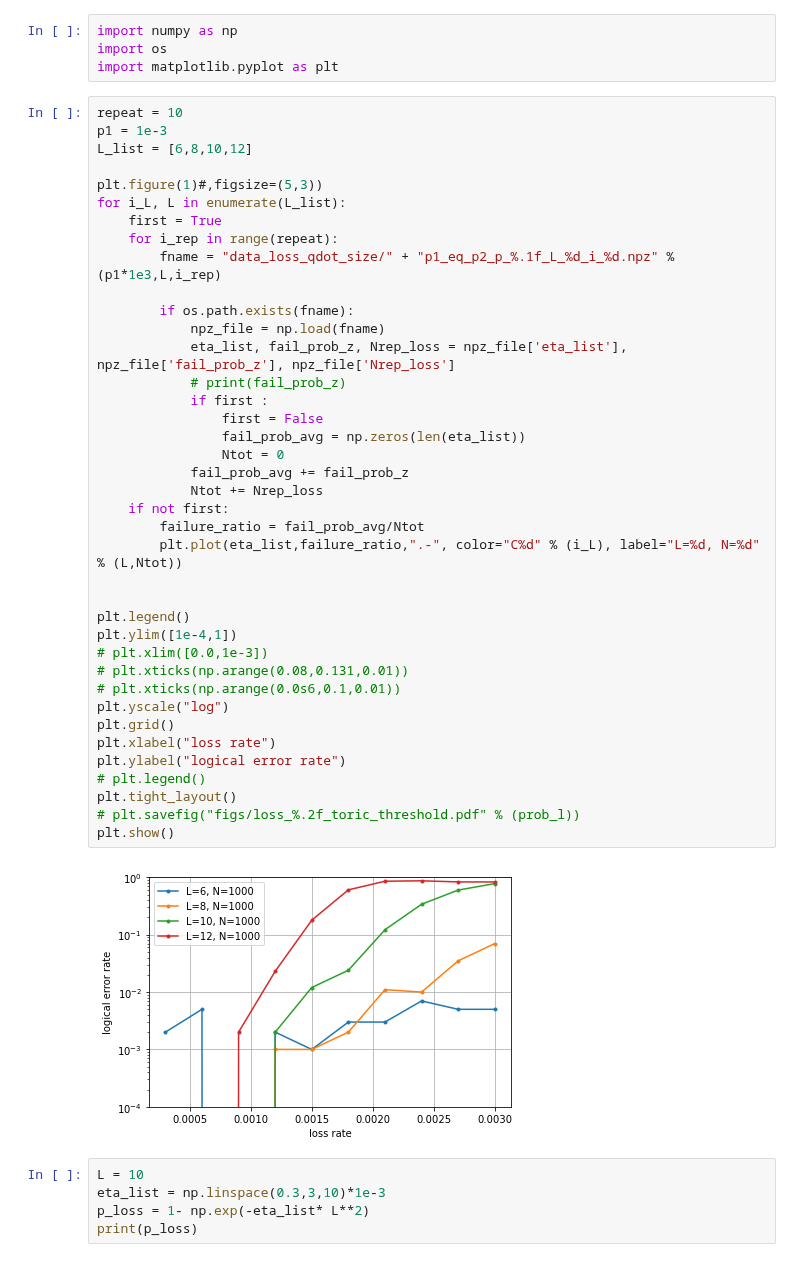
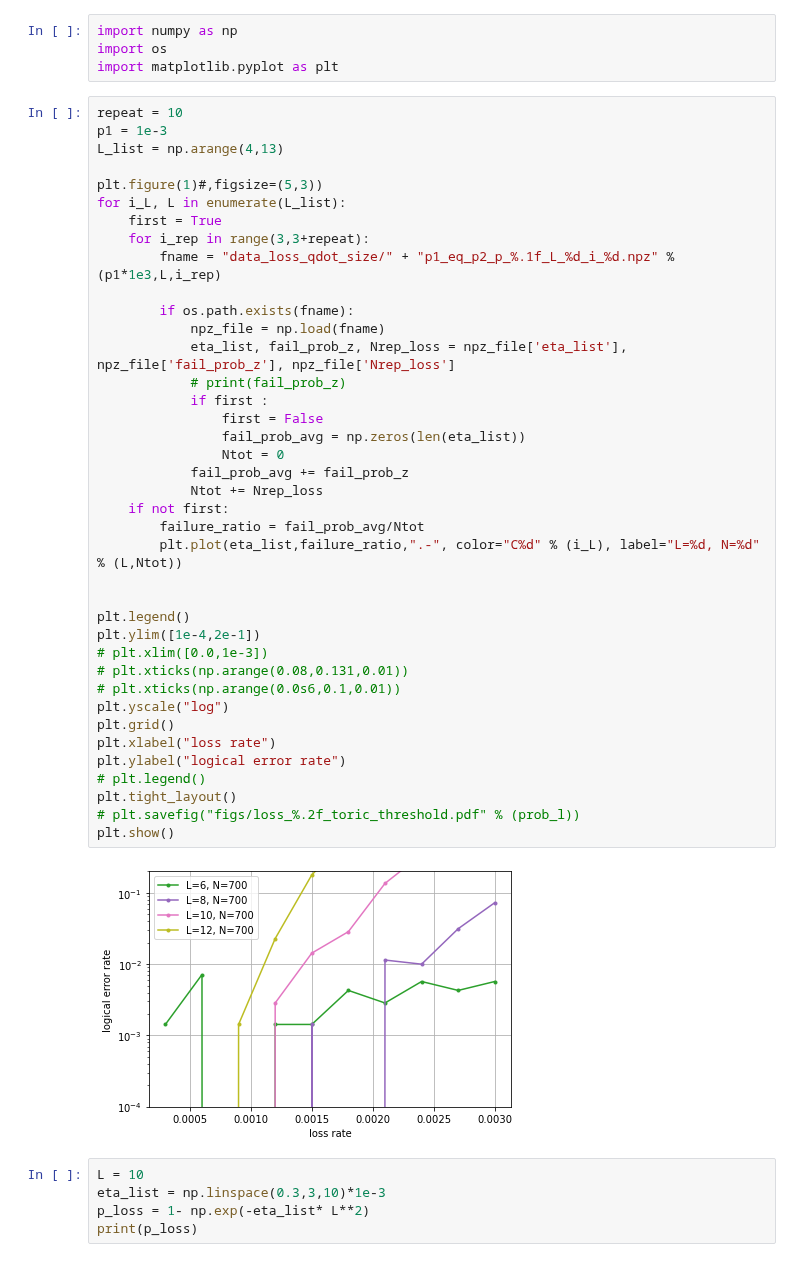
Before and after one commit to hassan-shap/quantum-emitter, a Jupyter notebook: pp_th_qdot_size.ipynb, the cells around one changed output. Cells and saved outputs as stored; diff of their text form.

```diff
--- a/pp_th_qdot_size.ipynb
+++ b/pp_th_qdot_size.ipynb
@@ -5,44 +5,44 @@ import matplotlib.pyplot as plt
 # %%
 repeat = 10
 p1 = 1e-3
-L_list = [6,8,10,12]
+L_list = np.arange(4,13)
 
 plt.figure(1)#,figsize=(5,3))
 for i_L, L in enumerate(L_list):
     first = True
-    for i_rep in range(repeat):
+    for i_rep in range(3,3+repeat):
         fname = "data_loss_qdot_size/" + "p1_eq_p2_p_%.1f_L_%d_i_%d.npz" % (p1*1e3,L,i_rep)
 
         if os.path.exists(fname):
             npz_file = np.load(fname)
             eta_list, fail_prob_z, Nrep_loss = npz_file['eta_list'], npz_file['fail_prob_z'], npz_file['Nrep_loss']
             # print(fail_prob_z)
             if first :
                 first = False
                 fail_prob_avg = np.zeros(len(eta_list))
                 Ntot = 0
             fail_prob_avg += fail_prob_z
             Ntot += Nrep_loss
     if not first:
         failure_ratio = fail_prob_avg/Ntot
         plt.plot(eta_list,failure_ratio,".-", color="C%d" % (i_L), label="L=%d, N=%d" % (L,Ntot))
 
 
 plt.legend()
-plt.ylim([1e-4,1])
+plt.ylim([1e-4,2e-1])
 # plt.xlim([0.0,1e-3])
 # plt.xticks(np.arange(0.08,0.131,0.01))
 # plt.xticks(np.arange(0.0s6,0.1,0.01))
 plt.yscale("log")
 plt.grid()
 plt.xlabel("loss rate")
 plt.ylabel("logical error rate")
 # plt.legend()
 plt.tight_layout()
 # plt.savefig("figs/loss_%.2f_toric_threshold.pdf" % (prob_l))
 plt.show()
 # %% [output]
-[figure, old version]
+[figure, new version]
 # %%
 L = 10
 eta_list = np.linspace(0.3,3,10)*1e-3
```
Also changed, not shown: parts of 1 cell of this notebook, 34 other files.
